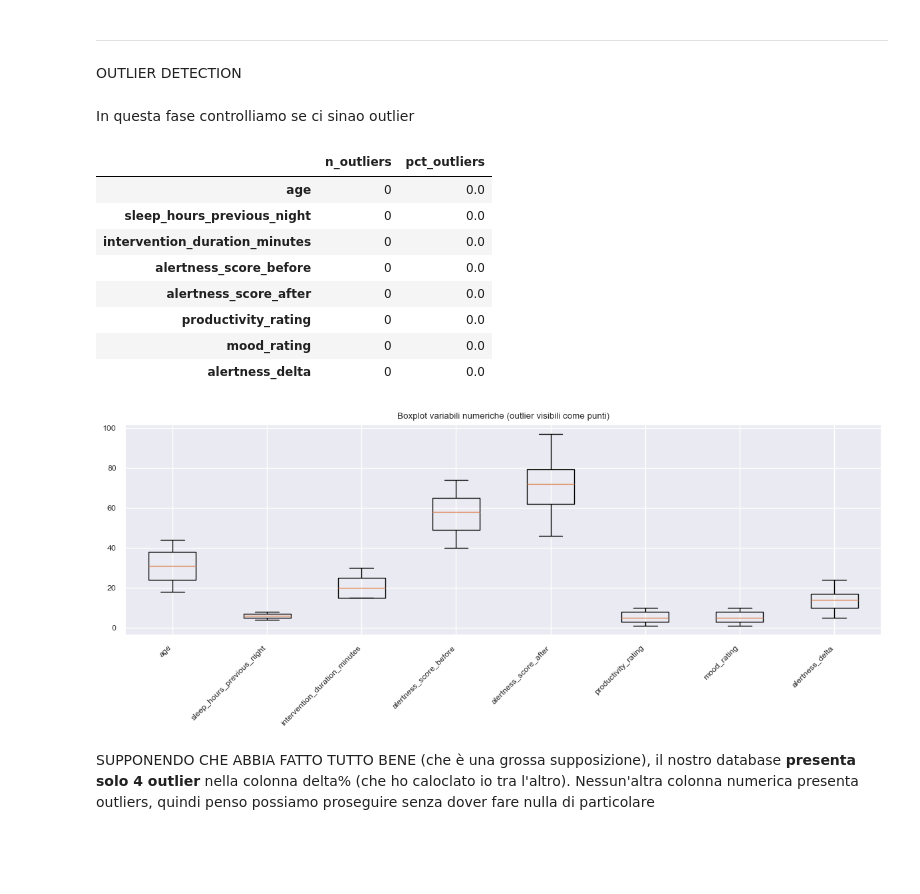
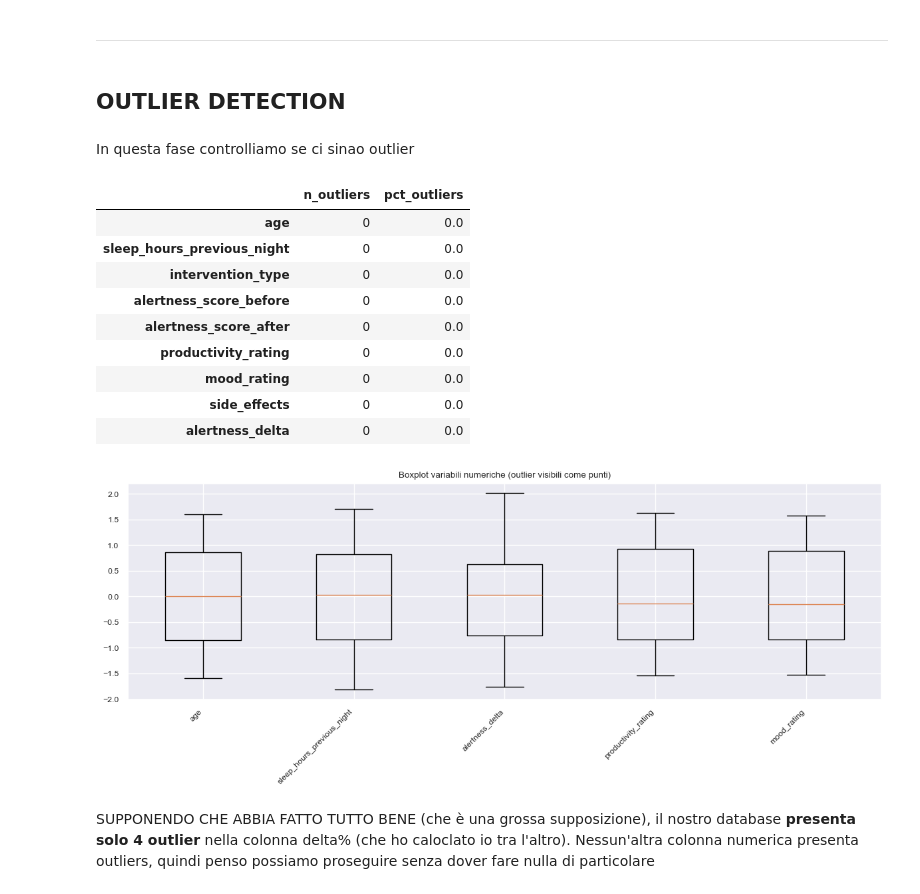
Before and after one commit to Grimino27/PDAI_Project, a Jupyter notebook: scripts/DataPolish+Exploratory.ipynb, the cells around one changed output. Drawn from its saved outputs; the diff is of its cells as text; code cells hidden in the pictures; blank space fills up the shorter version.

```diff
--- a/scripts/DataPolish+Exploratory.ipynb
+++ b/scripts/DataPolish+Exploratory.ipynb
@@ -105,6 +105,7 @@ df["side_effects"] = df["side_effects"].fillna("None")
 df["intervention_type"] = df["intervention_type"].astype("category")
 df["occupation"] = df["occupation"].astype("category")
 df["side_effects"] = df["side_effects"].astype("category")
+df["intervention_duration_minutes"] = df["intervention_duration_minutes"].astype("category")
 # %%
 df.info()
 # %% [output]
@@ -166,2 +165,11 @@ df.describe()
 # %% [markdown]
 ## Scaling
+# %%
+scaler = StandardScaler()
+
+# Standardizza le colonne specifiche
+cols_to_scale = ["sleep_hours_previous_night", "alertness_delta", "productivity_rating", "mood_rating", "alertness_score_before", "alertness_score_after", "age"]
+df_scaled = df.copy()
+df_scaled[cols_to_scale] = scaler.fit_transform(df[cols_to_scale])
+
+print(df_scaled[cols_to_scale].describe())
@@ -167,0 +196,12 @@ df.describe()
+# %%
+le = LabelEncoder()
+
+df_encoded = df_scaled.copy()
+
+#We apply simple label encoding to the "side_effects" since it's categorical and target
+df_encoded["side_effects"] = le.fit_transform(df["side_effects"])
+
+#We apply one-hot econding to the "intervention_type" and "occupation" since they are categorical and not target
+df_encoded["intervention_type"] = le.fit_transform(df["intervention_type"])
+df_encoded = pd.get_dummies(df_encoded, columns=["occupation"])
+print(df_encoded.head())
@@ -169,12 +227,3 @@ df.describe()
 ## Feature Correlation
 
 Allora, oggi sono stata ispirata da Pellungrini e ho deciso di fare alcune delle indagini che fa lui tipo vedere quali feature sono strettamente correlate per scegliere se dropparne una o più di una. Decido di fare una copia con one hot encoding, che serve per la correlazione. Sovrascrivo volutamente il dataset, perchè tanto ci serve il dataframe senza dati categoriali (ho visto che con le variabili category non funziona)
-# %%
-le = LabelEncoder()
-
-df_encoded = df.copy()
-
-df_encoded["intervention_type"] = le.fit_transform(df["intervention_type"])
-df_encoded = pd.get_dummies(df_encoded, columns=["occupation"])
-df_encoded = pd.get_dummies(df_encoded, columns=['side_effects'])
-print(df_encoded.head())
@@ -260,11 +285,11 @@ Allertness before e after sono correlati, ed è per questo che ha senso creare u
 # %% [markdown]
 _______________________________________________________________________
 # %% [markdown]
-OUTLIER DETECTION
+## OUTLIER DETECTION
 # %% [markdown]
 In questa fase controlliamo se ci sinao outlier
 # %%
-num_cols = df.select_dtypes(include="number").columns.drop("participant_id", errors="ignore")
+num_cols = df_encoded.select_dtypes(include="number").columns.drop("participant_id", errors="ignore")
 
 
 #Creo una funzione che calcoli in automatico interquartili e outlier per ogni colonna numerica, restituendo una maschera booleana
@@ -278,7 +303,7 @@ def iqr_outlier_mask(s: pd.Series, k: float = 1.5) -> pd.Series:
 #Ho fatto sta cosa per il discorso di Vandin dell'essere pythonici. Forse questo potrebbe essere messo in uno script a parte e chiamato importando lo script con tutti i metodi (ALICE PLS CHIEDI A VANDIN QUANDO VAI A LEZIONE <3)
 
 #qui applico la mia nuova maschera a tutte le colonne numeriche e creo un DataFrame con i risultati
-outlier_mask = pd.DataFrame({c: iqr_outlier_mask(df[c]) for c in num_cols})
+outlier_mask = pd.DataFrame({c: iqr_outlier_mask(df_encoded[c]) for c in num_cols})
 
 # riepilogo: quanti outlier per colonna
 outlier_summary = (
@@ -293,23 +318,26 @@ outlier_summary
 |  | n_outliers | pct_outliers |
 | age | 0 | 0.0 |
 | sleep_hours_previous_night | 0 | 0.0 |
-| intervention_duration_minutes | 0 | 0.0 |
+| intervention_type | 0 | 0.0 |
 | alertness_score_before | 0 | 0.0 |
 | alertness_score_after | 0 | 0.0 |
 | productivity_rating | 0 | 0.0 |
 | mood_rating | 0 | 0.0 |
+| side_effects | 0 | 0.0 |
 | alertness_delta | 0 | 0.0 |
 # %%
-data = [df[c].dropna().values for c in num_cols]
+cols_to_boxplot = ["age", "sleep_hours_previous_night", "alertness_delta", "productivity_rating", "mood_rating"]
+
+data = [df_encoded[c].dropna().values for c in cols_to_boxplot]
 
 plt.figure(figsize=(12, 5))
-plt.boxplot(data, tick_labels=num_cols, showfliers=True)
+plt.boxplot(data, tick_labels=cols_to_boxplot, showfliers=True)
 plt.xticks(rotation=45, ha="right")
 plt.title("Boxplot variabili numeriche (outlier visibili come punti)")
 plt.tight_layout()
 plt.show()
 # %% [output]
-[figure, old version]
+[figure, new version]
 # %% [markdown]
 SUPPONENDO CHE ABBIA FATTO TUTTO BENE (che è una grossa supposizione), il nostro database **presenta solo 4 outlier** nella colonna delta% (che ho caloclato io tra l'altro). Nessun'altra colonna numerica presenta outliers, quindi penso possiamo proseguire senza dover fare nulla di particolare
 # %% [markdown]
```
Also changed, not shown: parts of 16 cells of this notebook.
